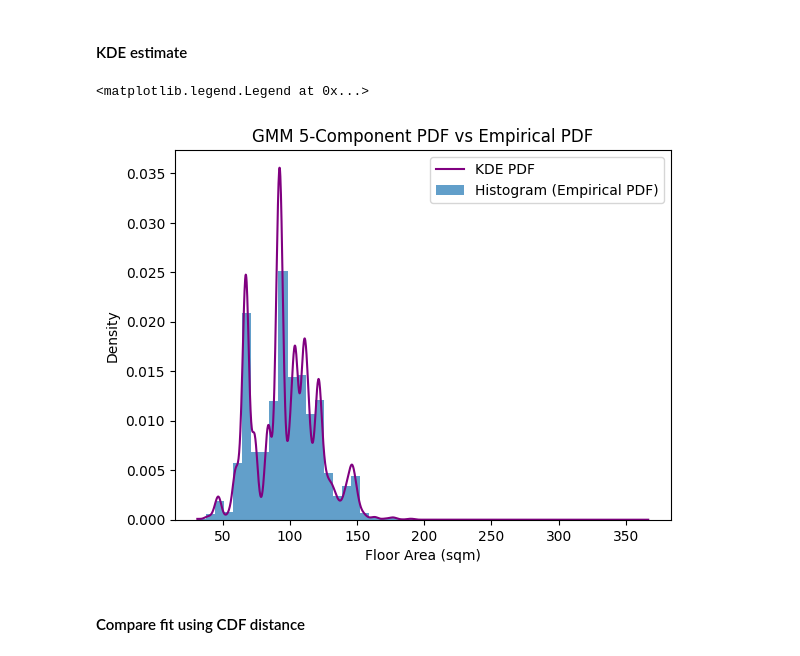
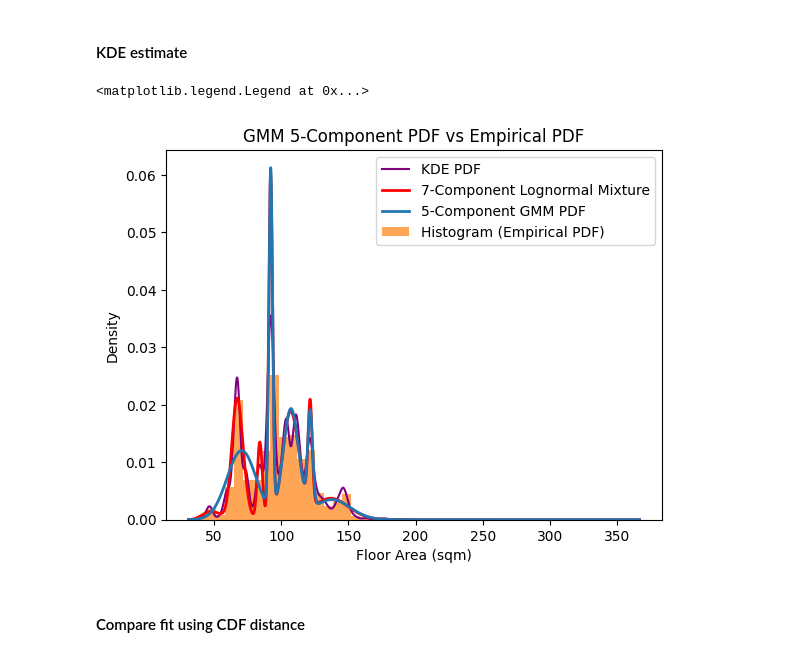
Before and after one commit to luna-ortus-cor/EC4305-Project, a Jupyter notebook: copula/marginal.ipynb, the cells around one changed output. Cells and saved outputs as stored; diff of their text form; code cells hidden in the pictures.

```diff
--- a/copula/marginal.ipynb
+++ b/copula/marginal.ipynb
@@ -614,19 +637,21 @@ plt.legend()
 # %%
 # KDE Estimate for floor area
 from scipy.stats import gaussian_kde
 from scipy.integrate import cumulative_trapezoid
 
 kde_floor_area = gaussian_kde(floor_area)
 pdf_kde_floor_area = kde_floor_area(x_area.flatten())
 plt.plot(x_area, pdf_kde_floor_area, label="KDE PDF", color='purple')
+plt.plot(x_area, pdf_mix_lognormal, linewidth=2, color='red', label='7-Component Lognormal Mixture')
+plt.plot(x_area, pdf_gmm_floor_area, linewidth=2, label='5-Component GMM PDF')
 plt.hist(floor_area, bins=50, density=True, alpha=0.7, label="Histogram (Empirical PDF)")
 plt.xlabel("Floor Area (sqm)")
 plt.ylabel("Density")
 plt.title("GMM 5-Component PDF vs Empirical PDF")
 plt.legend()
 # %% [output]
 <matplotlib.legend.Legend at 0x...>
-[figure, old version]
+[figure, new version]
 # %% [markdown]
 #### Compare fit using CDF distance
 # %%
```
Also changed, not shown: parts of 9 cells of this notebook.
